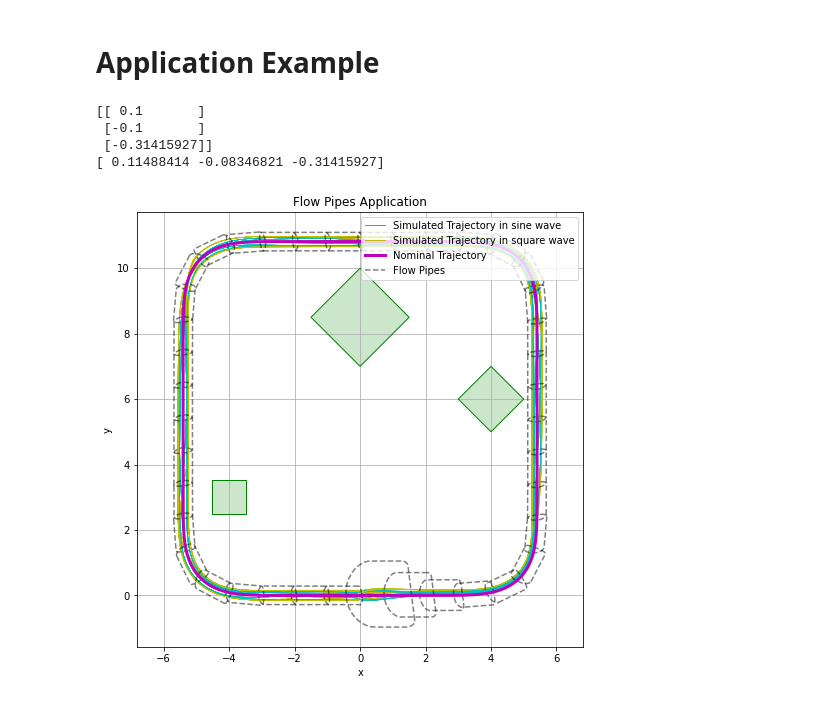
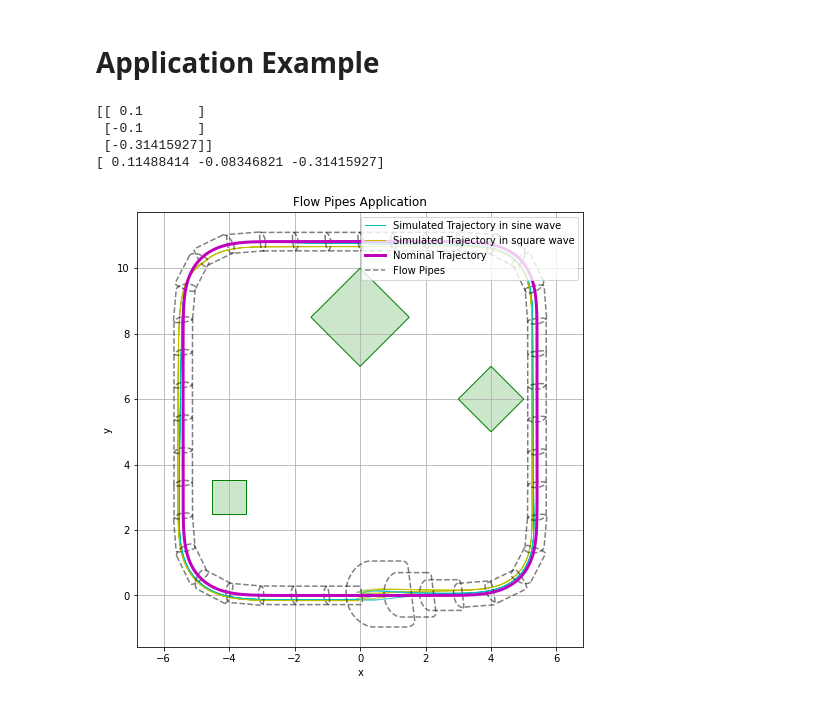
Before and after one commit to melodylylin/NASAULI_MC, a Jupyter notebook: SE(2) Invariant.ipynb, the cells around one changed output. Drawn from its saved outputs; the diff is of its cells as text; code cells hidden in the pictures.

```diff
--- a/SE(2) Invariant.ipynb
+++ b/SE(2) Invariant.ipynb
@@ -53,7 +49,7 @@ NameError: name 'take' is not defined
 # %%
 # interval hull
 plt.figure(figsize=(8,8))
-ax = subplot(111)
+ax = plt.subplot(111)
 h_nom = ax.plot(nom[:,0], nom[:,1], color='k', linestyle='-')
 for facet in range(n):
     hs_ch_LMI = ax.plot(intervalhull_LMI[facet][:,0], intervalhull_LMI[facet][:,1], color='c', linestyle='--')
@@ -61,9 +57,9 @@ for facet in range(n):
     #hs_ch_Hs = ax.plot(flow_pipes_Hs[facet][:,0], flow_pipes_Hs[facet][:,1], color='m', linestyle='--', alpha = 0.5)
 
 plt.axis('equal')
-title('Interval hull')
-xlabel('x')
-ylabel('y')
+plt.title('Interval hull')
+plt.xlabel('x')
+plt.ylabel('y')
 #legend([h_nom[0], hs_ch_Ls[0]], ['nominal', 'interval hull'], loc=1);
 # %% [output]
 Text(0, 0.5, 'y')
@@ -71,7 +67,7 @@ Text(0, 0.5, 'y')
 # %%
 # flow pipes
 plt.figure(figsize=(8,8))
-ax = subplot(111)
+ax = plt.subplot(111)
 h_nom = ax.plot(nom[:,0], nom[:,1], color='k', linestyle='-')
 for facet in range(n):
     hs_ch_LMI = ax.plot(flow_pipes_LMI[facet][:,0], flow_pipes_LMI[facet][:,1], color='c', linestyle='--')
@@ -79,9 +75,9 @@ for facet in range(n):
     #hs_ch_Hs = ax.plot(flow_pipes_Hs[facet][:,0], flow_pipes_Hs[facet][:,1], color='m', linestyle='--', alpha = 0.5)
 
 plt.axis('equal')
-title('Flow Pipes')
-xlabel('x')
-ylabel('y')
+plt.title('Flow Pipes')
+plt.xlabel('x')
+plt.ylabel('y')
 #legend([h_nom[0], hs_ch_LMI[0], hs_ch_LMI_L[0]], ['nominal', 'flow pipe (small)', 'flow pipe (Large)'], loc=1);
 # %% [output]
 Text(0, 0.5, 'y')
@@ -199,7 +190,7 @@ legend([h_nom[0], hs_ch_LMI[0]], ['nominal', 'flow pipe (LMI)'], loc=1);
 # Application Example
 # %%
 V2 = np.array([[1, 0], [0, -1], [-1, 0], [0, 1]])
-P2 = Polytope(V2)
+P2 = se2_flow.Polytope(V2)
 p4 = (4, 6)
 P3 = P2*1.5 + (0,8.5)
 P4 = P2 + p4
@@ -207,7 +198,9 @@ rot_mat5 = np.array([[np.cos(np.pi/4), -np.sin(np.pi/4)],
                      [np.sin(np.pi/4), np.cos(np.pi/4)]])
 P5 = 0.5*rot_mat5*P3 -(1, 0)
 # %%
-freq = [0.02, .04, .06, .08, .01]
+#freq = [0.02, .04, .06, .08, .01]
+freq = [0.02]
+
 res = []
 e = []
 V = []
@@ -216,63 +209,63 @@ n = 40 # number of interval hulls
 # disturbances
 w1 = .1
 w2 = .1
-ref = SE_Dist.simulate(t, 0, w1, w2, 0, 0, 0, dist='sine', sol= sol1, use_approx=False)
+ref = se2_flow.simulate(t, 0, w1, w2, 0, 0, 0, dist='sine', sol= sol1, use_approx=False)
 
 
-for theta0 in np.linspace(-pi/10, pi/10, 2):
+for theta0 in np.linspace(-np.pi/10, np.pi/10, 2):
     for x0 in np.linspace(-.1, .1, 2):
         for y0 in np.linspace(-.1, .1, 2):
-                init_e = array([[x0, y0, theta0]]).T
+                init_e = np.array([[x0, y0, theta0]]).T
                 V0 = init_e.T@sol['P']@init_e
                 V.append(V0)
                 e.append(init_e)
                 for i in freq:
-                    r = SE_Dist.simulate(40, i, w1, w2, x0, y0, theta0, dist='sine', sol= sol1, use_approx=False)
-                    r2 = SE_Dist.simulate(40, i, w1, w2, x0, y0, theta0, dist='square', sol= sol1, use_approx=False)
+                    r = se2_flow.simulate(40, i, w1, w2, x0, y0, theta0, dist='sine', sol= sol1, use_approx=False)
+                    r2 = se2_flow.simulate(40, i, w1, w2, x0, y0, theta0, dist='square', sol= sol1, use_approx=False)
                     res.append(r)
                     if theta0 == np.pi/10 and x0 == .1 and y0 == .1 and i == freq[-1]:
-                        SE_Dist.plot_simulated(r, name='sine wave', legend=True, save=False, linewidth = 1, color = 'c')
-                        SE_Dist.plot_simulated(r2, name='square wave', legend=True, save=False, linewidth = 1, color = 'y')
+                        se2_flow.plot_simulated(r, name='sine wave', legend=True, save=False, linewidth = 1, color = 'c')
+                        se2_flow.plot_simulated(r2, name='square wave', legend=True, save=False, linewidth = 1, color = 'y')
                     else:
-                        SE_Dist.plot_simulated(r, name='', legend=False, save=False, linewidth = .5, color = 'c')
-                        SE_Dist.plot_simulated(r2, name='', legend=False, save=False, linewidth = .5, color = 'y')
+                        se2_flow.plot_simulated(r, name='', legend=False, save=False, linewidth = .5, color = 'c')
+                        se2_flow.plot_simulated(r2, name='', legend=False, save=False, linewidth = .5, color = 'y')
 
 i = np.array(V).argmax()
 print(e[i])
-e0 = se2_log(array(e[i]).reshape(3,))
+e0 = se2_flow.se2_log(np.array(e[i]).reshape(3,))
 print(e0)
 
-flow_pipes_LMI, intervalhull_LMI, nom = flowpipes(ref, t, n, e0, w1, w2, sol)
+flow_pipes_LMI, intervalhull_LMI, nom = se2_flow.flowpipes(ref, t, n, e0, w1, w2, sol)
 for facet in range(n):
     hs_ch_LMI = plt.plot(flow_pipes_LMI[facet][:,0], flow_pipes_LMI[facet][:,1], color='k', linestyle='--', alpha = 0.5)
 
 P4.plot(facecolor=(0.8,.9,0.8), edgecolor='g', linewidth=1)
 P3.plot(facecolor=(0.8,.9,0.8), edgecolor='g', linewidth=1)
 P5.plot(facecolor=(0.8,.9,0.8), edgecolor='g', linewidth=1)
 
 
 h_nom = plt.plot(nom[:,0], nom[:,1], color='m', linestyle='-', linewidth = 3)
 
 plt.axis('equal')
-title('Flow Pipes Application')
-xlabel('x')
-ylabel('y')
+plt.title('Flow Pipes Application')
+plt.xlabel('x')
+plt.ylabel('y')
 
 lgd = plt.legend(loc=1)
 ax = lgd.axes
 handles, labels = ax.get_legend_handles_labels()
 handles.append(h_nom[0])
 labels.append('Nominal Trajectory')
 handles.append(hs_ch_LMI[0])
 labels.append('Flow Pipes')
 lgd._legend_box = None
 lgd._init_legend_box(handles, labels)
 lgd._set_loc(lgd._loc)
 lgd.set_title(lgd.get_title().get_text())
 # %% [output]
 [[ 0.1       ]
  [-0.1       ]
  [-0.31415927]]
 [ 0.11488414 -0.08346821 -0.31415927]
-[figure, old version]
+[figure, new version]
 # %%
```
Also changed, not shown: parts of 13 cells of this notebook, 4 other files.
